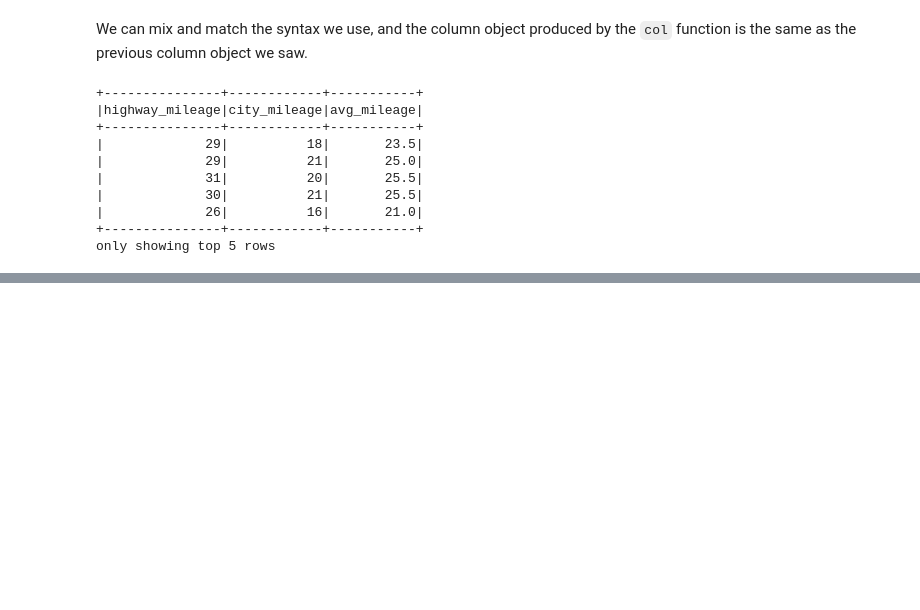
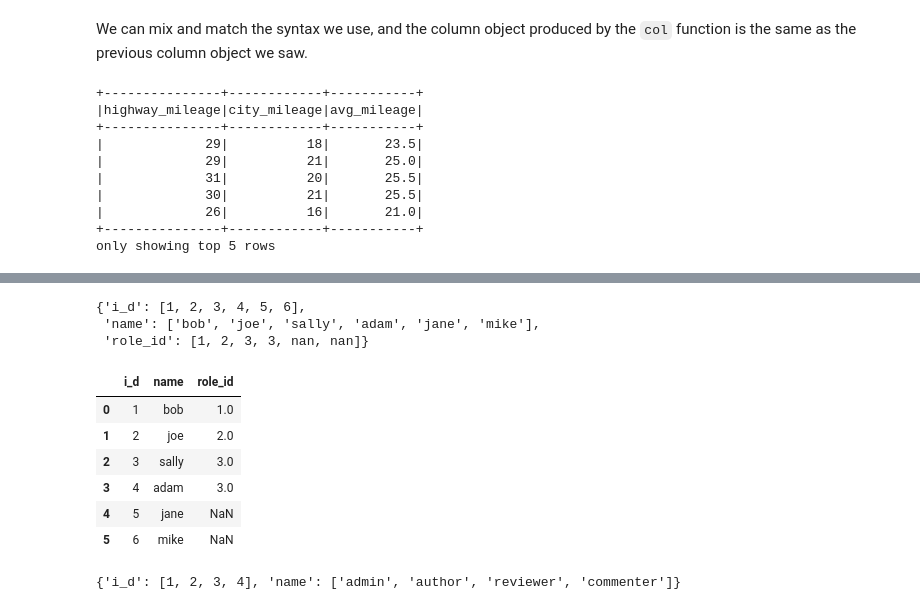
Before and after one commit to SaraPena/ds-methodologies-exercises, a Jupyter notebook: spark/spark_intro_lesson.ipynb, the cells around one changed output, grey strips where cells are left out. Drawn from its saved outputs; the diff is of its cells as text; code cells hidden in the pictures; blank space fills up the shorter version.

```diff
--- a/spark/spark_intro_lesson.ipynb
+++ b/spark/spark_intro_lesson.ipynb
@@ -272,0 +1443,20 @@ only showing top 5 rows
+# %%
+users_dict = dict(i_d = [1, 2, 3, 4, 5, 6],
+               name = ['bob', 'joe', 'sally', 'adam', 'jane', 'mike'],
+               role_id = [1, 2, 3, 3, np.nan, np.nan])
+users_dict
+# %% [output]
+{'i_d': [1, 2, 3, 4, 5, 6],
+ 'name': ['bob', 'joe', 'sally', 'adam', 'jane', 'mike'],
+ 'role_id': [1, 2, 3, 3, nan, nan]}
+# %%
+users_df = pd.DataFrame(users_dict)
+users_df
+# %% [output]
+|  | i_d | name | role_id |
+| 0 | 1 | bob | 1.0 |
+| 1 | 2 | joe | 2.0 |
+| 2 | 3 | sally | 3.0 |
+| 3 | 4 | adam | 3.0 |
+| 4 | 5 | jane | NaN |
+| 5 | 6 | mike | NaN |
@@ -272,0 +1465,6 @@ only showing top 5 rows
+# %%
+roles_dict = dict(i_d = [1, 2, 3, 4],
+                  name = ['admin', 'author', 'reviewer', 'commenter'])
+roles_dict
+# %% [output]
+{'i_d': [1, 2, 3, 4], 'name': ['admin', 'author', 'reviewer', 'commenter']}
```
Also changed, not shown: parts of 161 cells of this notebook.
